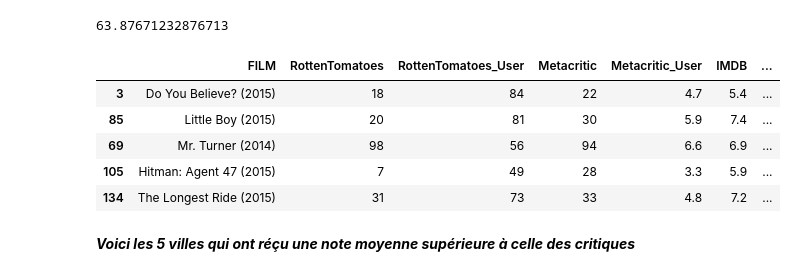
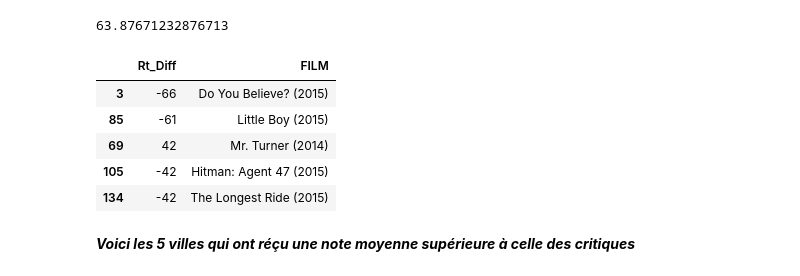
Before and after one commit to Mayandza/Projet, a Jupyter notebook: Projet_Fandango.ipynb, the cells around one changed output. Cells and saved outputs as stored; diff of their text form; code cells hidden in the pictures.

```diff
--- a/Projet_Fandango.ipynb
+++ b/Projet_Fandango.ipynb
@@ -273,6 +273,6 @@ sns.scatterplot(all_sites, y='RottenTomatoes_User', x='RottenTomatoes', hue='Rot
 # %%
 ### Quantifiaons la différence en compararons la note de critique des utilisateurs et de RottenTomatoes
 
-all_sites['Diff'] = all_sites['RottenTomatoes'] - all_sites['RottenTomatoes_User']
-all_sites['Diff']
+all_sites['Rt_Diff'] = all_sites['RottenTomatoes'] - all_sites['RottenTomatoes_User']
+all_sites['Rt_Diff'].head()
 # %% [output]
@@ -301,6 +295,6 @@ sns.histplot(all_sites, x='Diff', bins=25, kde=True)
 # %%
-all_sites['Diff'] = all_sites['Diff'].apply(abs)
-all_sites['Diff'].mean()
+all_sites['Rt_abs_Diff'] = all_sites['Rt_Diff'].apply(abs)
+all_sites['Rt_abs_Diff'].mean()
 # %% [output]
 15.095890410958905
 # %%
@@ -318,14 +312,14 @@ all_sites['RottenTomatoes_User'].mean()
 # %%
 ### Explorons les 5 films qui ont obtenue une note moyenne supérieure aux critiques
 
-all_sites.nlargest(5, 'Diff')
+all_sites.nlargest(5, 'Rt_abs_Diff')[['Rt_Diff','FILM']]
 # %% [output]
-|  | FILM | RottenTomatoes | RottenTomatoes_User | Metacritic | Metacritic_User | IMDB | ... |
-| 3 | Do You Believe? (2015) | 18 | 84 | 22 | 4.7 | 5.4 | ... |
-| 85 | Little Boy (2015) | 20 | 81 | 30 | 5.9 | 7.4 | ... |
-| 69 | Mr. Turner (2014) | 98 | 56 | 94 | 6.6 | 6.9 | ... |
-| 105 | Hitman: Agent 47 (2015) | 7 | 49 | 28 | 3.3 | 5.9 | ... |
-| 134 | The Longest Ride (2015) | 31 | 73 | 33 | 4.8 | 7.2 | ... |
+|  | Rt_Diff | FILM |
+| 3 | -66 | Do You Believe? (2015) |
+| 85 | -61 | Little Boy (2015) |
+| 69 | 42 | Mr. Turner (2014) |
+| 105 | -42 | Hitman: Agent 47 (2015) |
+| 134 | -42 | The Longest Ride (2015) |
 # %% [markdown]
 ***Voici les 5 villes qui ont réçu une note moyenne supérieure à celle des critiques***
 # %%
```
Also changed, not shown: parts of 3 cells of this notebook.
